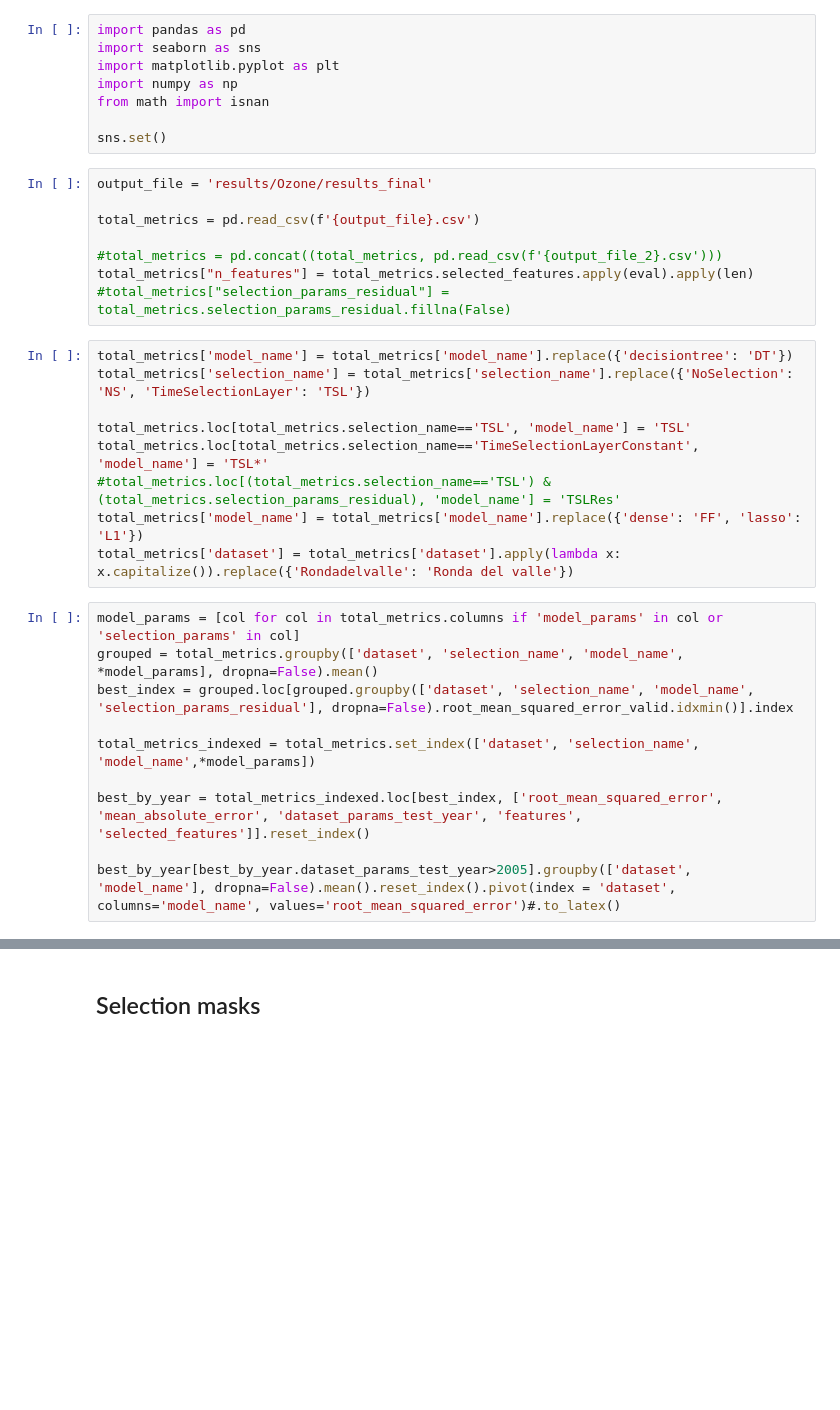
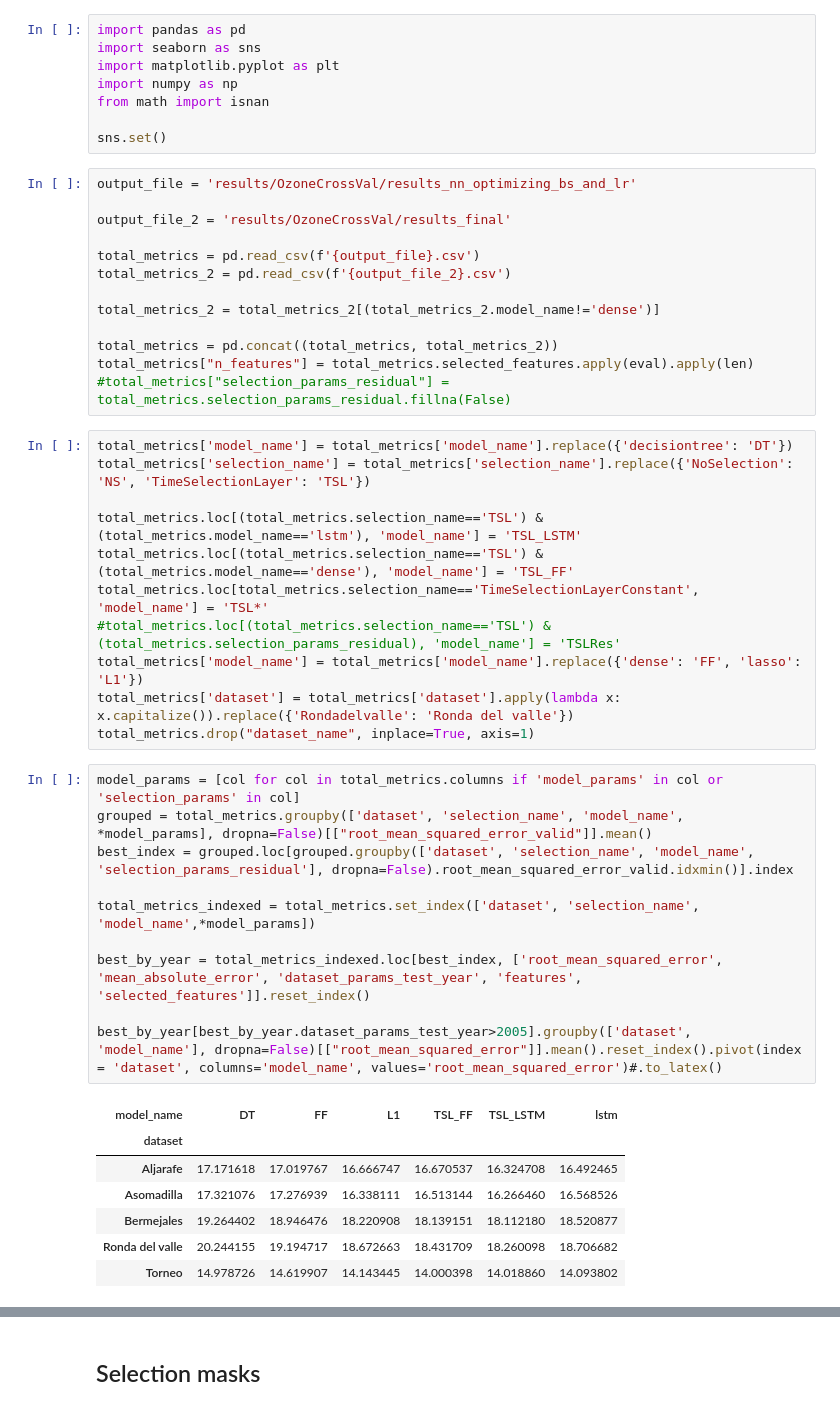
Before and after one commit to manjimnav/TSLayer-Ozone, a Jupyter notebook: analysis.ipynb, the cells around one changed output, grey strips where cells are left out. Cells and saved outputs as stored; diff of their text form; blank space fills up the shorter version.

```diff
--- a/analysis.ipynb
+++ b/analysis.ipynb
@@ -7,32 +7,47 @@ from math import isnan
 
 sns.set()
 # %%
-output_file = 'results/Ozone/results_final'
+output_file = 'results/OzoneCrossVal/results_nn_optimizing_bs_and_lr'
+
+output_file_2 = 'results/OzoneCrossVal/results_final'
 
 total_metrics = pd.read_csv(f'{output_file}.csv')
+total_metrics_2 = pd.read_csv(f'{output_file_2}.csv')
 
-#total_metrics = pd.concat((total_metrics, pd.read_csv(f'{output_file_2}.csv')))
+total_metrics_2 = total_metrics_2[(total_metrics_2.model_name!='dense')]
+
+total_metrics = pd.concat((total_metrics, total_metrics_2))
 total_metrics["n_features"] = total_metrics.selected_features.apply(eval).apply(len)
 #total_metrics["selection_params_residual"] = total_metrics.selection_params_residual.fillna(False)
 # %%
 total_metrics['model_name'] = total_metrics['model_name'].replace({'decisiontree': 'DT'})
 total_metrics['selection_name'] = total_metrics['selection_name'].replace({'NoSelection': 'NS', 'TimeSelectionLayer': 'TSL'})
 
-total_metrics.loc[total_metrics.selection_name=='TSL', 'model_name'] = 'TSL'
+total_metrics.loc[(total_metrics.selection_name=='TSL') & (total_metrics.model_name=='lstm'), 'model_name'] = 'TSL_LSTM'
+total_metrics.loc[(total_metrics.selection_name=='TSL') & (total_metrics.model_name=='dense'), 'model_name'] = 'TSL_FF'
 total_metrics.loc[total_metrics.selection_name=='TimeSelectionLayerConstant', 'model_name'] = 'TSL*'
 #total_metrics.loc[(total_metrics.selection_name=='TSL') & (total_metrics.selection_params_residual), 'model_name'] = 'TSLRes'
 total_metrics['model_name'] = total_metrics['model_name'].replace({'dense': 'FF', 'lasso': 'L1'})
 total_metrics['dataset'] = total_metrics['dataset'].apply(lambda x: x.capitalize()).replace({'Rondadelvalle': 'Ronda del valle'})
+total_metrics.drop("dataset_name", inplace=True, axis=1)
 # %%
 model_params = [col for col in total_metrics.columns if 'model_params' in col or 'selection_params' in col]
-grouped = total_metrics.groupby(['dataset', 'selection_name', 'model_name', *model_params], dropna=False).mean()
+grouped = total_metrics.groupby(['dataset', 'selection_name', 'model_name', *model_params], dropna=False)[["root_mean_squared_error_valid"]].mean()
 best_index = grouped.loc[grouped.groupby(['dataset', 'selection_name', 'model_name', 'selection_params_residual'], dropna=False).root_mean_squared_error_valid.idxmin()].index
 
 total_metrics_indexed = total_metrics.set_index(['dataset', 'selection_name', 'model_name',*model_params])
 
 best_by_year = total_metrics_indexed.loc[best_index, ['root_mean_squared_error', 'mean_absolute_error', 'dataset_params_test_year', 'features', 'selected_features']].reset_index()
 
-best_by_year[best_by_year.dataset_params_test_year>2005].groupby(['dataset', 'model_name'], dropna=False).mean().reset_index().pivot(index = 'dataset', columns='model_name', values='root_mean_squared_error')#.to_latex()
+best_by_year[best_by_year.dataset_params_test_year>2005].groupby(['dataset', 'model_name'], dropna=False)[["root_mean_squared_error"]].mean().reset_index().pivot(index = 'dataset', columns='model_name', values='root_mean_squared_error')#.to_latex()
+# %% [output]
+| model_name | DT | FF | L1 | TSL_FF | TSL_LSTM | lstm |
+| dataset |  |  |  |  |  |  |
+| Aljarafe | 17.171618 | 17.019767 | 16.666747 | 16.670537 | 16.324708 | 16.492465 |
+| Asomadilla | 17.321076 | 17.276939 | 16.338111 | 16.513144 | 16.266460 | 16.568526 |
+| Bermejales | 19.264402 | 18.946476 | 18.220908 | 18.139151 | 18.112180 | 18.520877 |
+| Ronda del valle | 20.244155 | 19.194717 | 18.672663 | 18.431709 | 18.260098 | 18.706682 |
+| Torneo | 14.978726 | 14.619907 | 14.143445 | 14.000398 | 14.018860 | 14.093802 |
 # %%
 sns.set(font_scale=1.4, style='white')
 plt.figure(figsize=(20,20))
```
Also changed, not shown: parts of 4 cells of this notebook, 4 other files.
